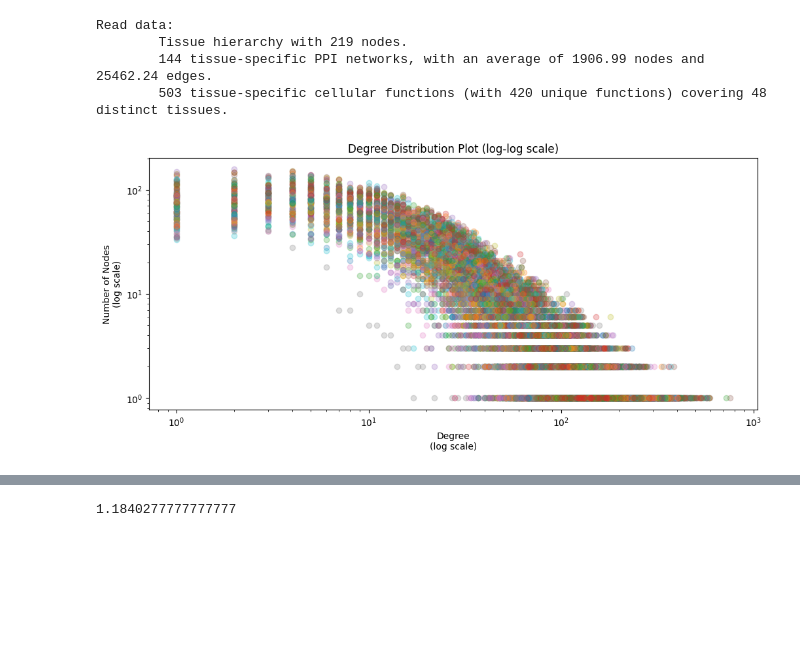
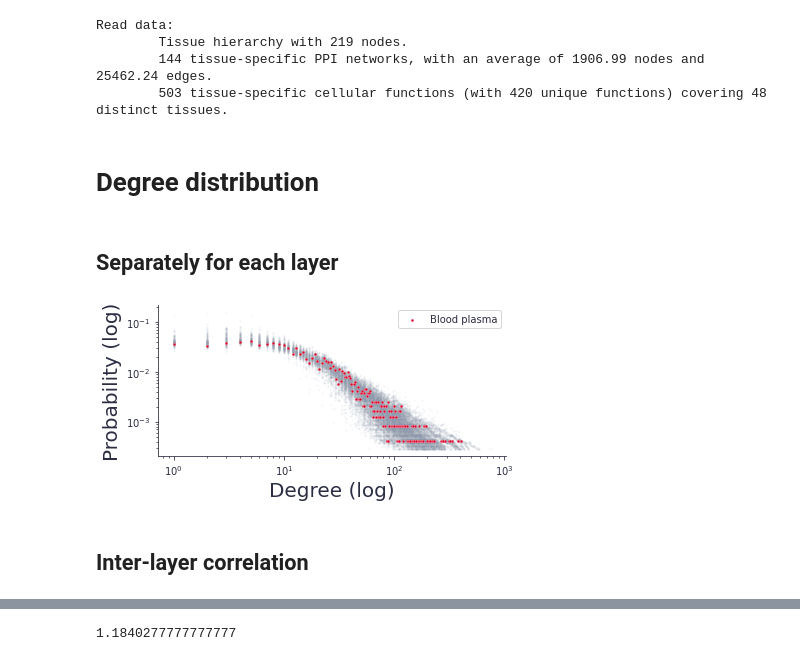
Before and after one commit to PDomonkos/hyperbolic-ohmnet, a Jupyter notebook: hyperbolicity.ipynb, the cells around one changed output, grey strips where cells are left out. Saved outputs shown, nothing was run; the diff lists cells and outputs as text; code cells hidden in the pictures; blank space fills up the shorter version.

```diff
--- a/hyperbolicity.ipynb
+++ b/hyperbolicity.ipynb
@@ -15,17 +22,45 @@ Read data:
         Tissue hierarchy with 219 nodes.
         144 tissue-specific PPI networks, with an average of 1906.99 nodes and 25462.24 edges.
         503 tissue-specific cellular functions (with 420 unique functions) covering 48 distinct tissues.
-# %%
-plt.figure(figsize=(12,5))
-for tissue, G in ppi_networks.items():
-    degree_sequence = sorted((d for n, d in G.degree()), reverse=True)
-    degrees, degree_numbers = np.unique(degree_sequence, return_counts=True)
-    plt.plot(degrees, degree_numbers, 'o', alpha = 0.25)
-plt.title('Degree Distribution Plot (log-log scale)')
-plt.xlabel('Degree\n(log scale)')
-plt.ylabel('Number of Nodes\n(log scale)')
-plt.xscale("log")
-plt.yscale("log")
-plt.show()
-# %% [output]
-[figure, removed]
+# %% [markdown]
+# Degree distribution
+# %% [markdown]
+## Separately for each layer
+# %%
+plt.figure(figsize=(6,3))
+ax = plt.gca()
+
+for i, (tissue, G) in enumerate(ppi_networks.items()):
+    degree_sequence = sorted((d for n, d in G.degree()), reverse=True)
+    degrees, degree_numbers = np.unique(degree_sequence, return_counts=True)
+    sns.scatterplot(x=degrees, y=degree_numbers / degree_numbers.sum(), alpha = 0.1, s=4, color="#8D99AE", ax=ax)
+
+G = ppi_networks["blood_plasma"]
+degree_sequence = sorted((d for n, d in G.degree()), reverse=True)
+degrees, degree_numbers = np.unique(degree_sequence, return_counts=True)
+sns.scatterplot(x=degrees, y=degree_numbers / degree_numbers.sum(), alpha = 1.0, s=8, color="#D90429", label = "Blood plasma", ax=ax)
+
+ax.spines[['top', 'right']].set_visible(False)
+ax.set_xlabel('Degree (log)', fontsize=20)
+ax.set_ylabel('Probability (log)', fontsize=20)
+ax.legend(fontsize="12", loc ="upper right")
+ax.set_xscale("log")
+ax.set_yscale("log")
+
+c = "#2B2D42"
+for text in ax.legend().get_texts():
+    text.set_color(c)
+ax.spines['bottom'].set_color(c)
+ax.spines['left'].set_color(c)
+ax.xaxis.label.set_color(c)
+ax.tick_params(axis='x', colors=c)
+ax.yaxis.label.set_color(c)
+ax.tick_params(axis='y', colors=c)
+
+plt.tight_layout()
+plt.savefig('results/FigData1.png', dpi = 600)
+plt.show()
+# %% [output]
+[figure, added]
+# %% [markdown]
+## Inter-layer correlation
```
Also changed, not shown: parts of 9 cells of this notebook.
